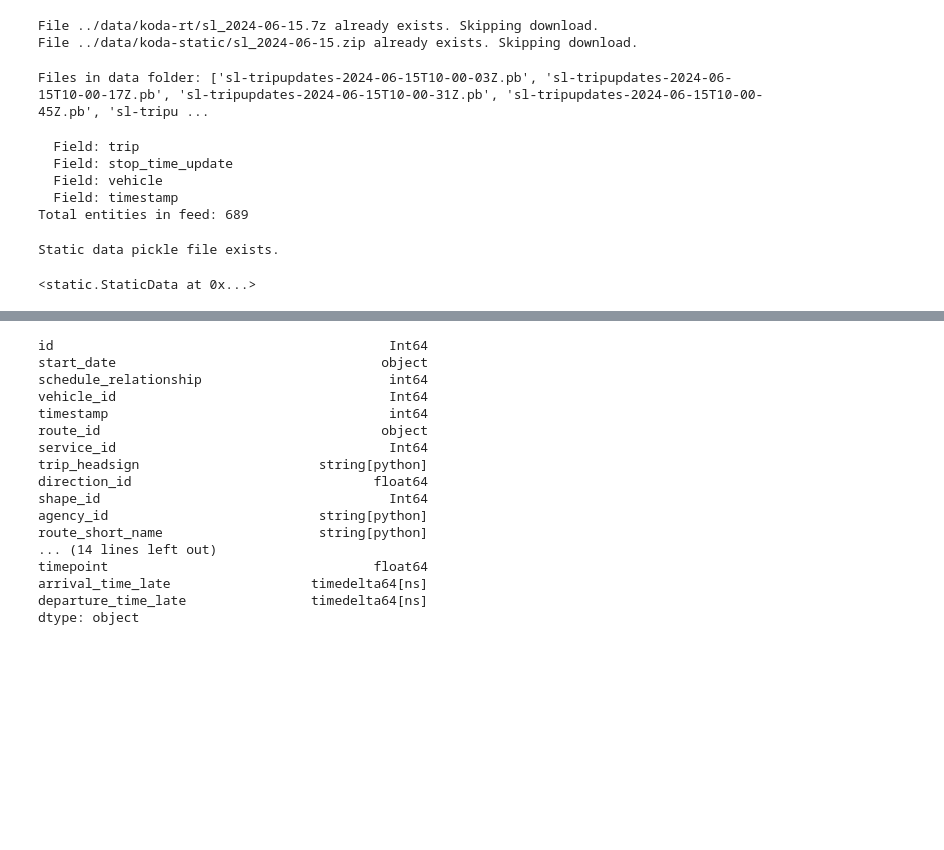
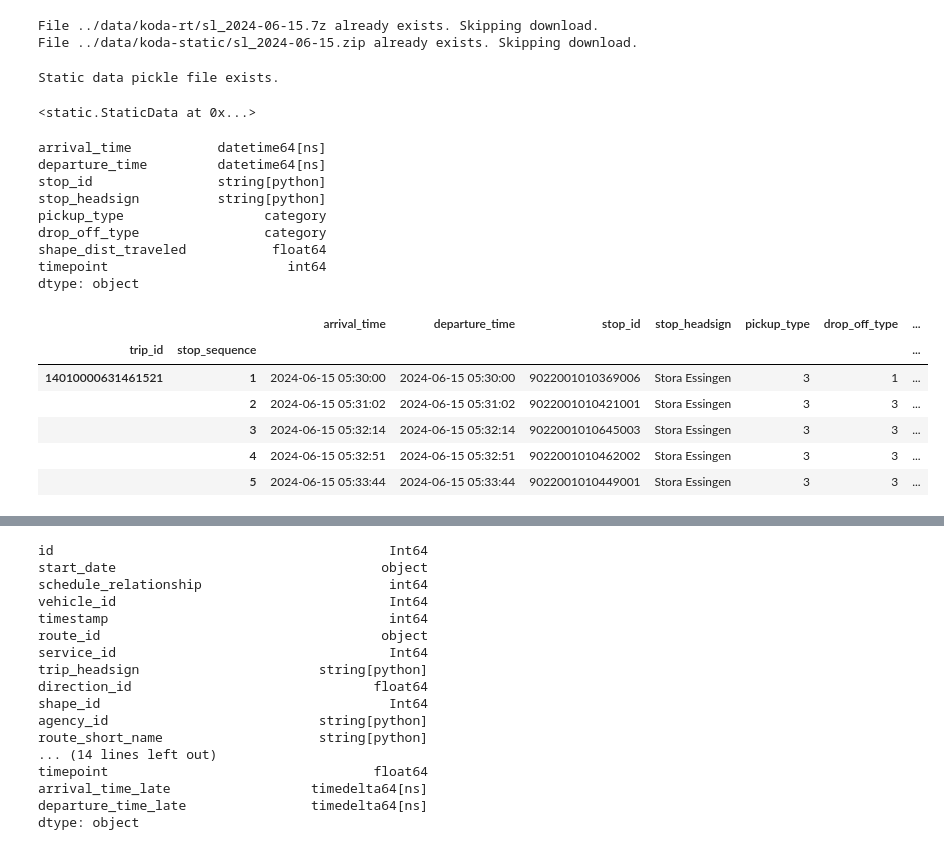
Before and after one commit to lukasfri/kth-id2223-project, a Jupyter notebook: backend/src/visual_data.ipynb, the cells around one changed output, grey strips where cells are left out. Drawn from its saved outputs; the diff is of its cells as text; code cells hidden in the pictures; blank space fills up the shorter version.

```diff
--- a/backend/src/visual_data.ipynb
+++ b/backend/src/visual_data.ipynb
@@ -30,55 +30,6 @@ download_koda_static_file(operator, myDate, api_key=KODA_API_KEY, data_dir="../d
 # %% [output]
 File ../data/koda-rt/sl_2024-06-15.7z already exists. Skipping download.
 File ../data/koda-static/sl_2024-06-15.zip already exists. Skipping download.
-# %%
-from gtfs import  load_pb_file
-
-data_folder = f"../data/koda-rt/data-tmp/sl/{feedId.value}/{myDate.year:04d}/{myDate.month:02d}/{myDate.day:02d}/{hour:02d}"
-
-files_in_data_folder = os.listdir(data_folder)
-print("Files in data folder:", files_in_data_folder)
-
-first_file_path = os.path.join(data_folder, files_in_data_folder[0])
-
-gtfs_feed_message = load_pb_file(first_file_path)
-# %% [output]
-Files in data folder: ['sl-tripupdates-2024-06-15T10-00-03Z.pb', 'sl-tripupdates-2024-06-15T10-00-17Z.pb', 'sl-tripupdates-2024-06-15T10-00-31Z.pb', 'sl-tripupdates-2024-06-15T10-00-45Z.pb', 'sl-tripu ...
-# %%
-from __generated__ import gtfs_realtime_pb2
-
-
-def debug_print_feed(entity: gtfs_realtime_pb2.FeedEntity):
-    id = entity.id
-    trip_update = entity.trip_update
-    trip = trip_update.trip
-    stop_time_update = trip_update.stop_time_update
-
-    # print("Trip update")
-    # print(trip_update)
-    # print("Trip")
-    # print(trip)
-    # print("Stop time updates")
-    # print(stop_time_update)
-
-    # print(f"Entity ID: {entity.id}")
-    for (id, a) in entity.trip_update.ListFields():
-        print(f"  Field: {id.name}")
-        # print(f"    Value: {a}")
-
-
-
-# print(f"Parsed FeedMessage with {len(gtfs_data.entity)} entities")
-gtfs_entity = gtfs_feed_message.entity[0]
-
-debug_print_feed(gtfs_entity)
-
-print("Total entities in feed:", len(gtfs_feed_message.entity))
-# %% [output]
-  Field: trip
-  Field: stop_time_update
-  Field: vehicle
-  Field: timestamp
-Total entities in feed: 689
 # %%
 import pickle
 from static import StaticData
@@ -97,3 +48,23 @@ static_data
 # %% [output]
 Static data pickle file exists.
 <static.StaticData at 0x...>
+# %%
+print(static_data.stop_times.dtypes)
+static_data.stop_times.head()
+# %% [output]
+arrival_time           datetime64[ns]
+departure_time         datetime64[ns]
+stop_id                string[python]
+stop_headsign          string[python]
+pickup_type                  category
+drop_off_type                category
+shape_dist_traveled           float64
+timepoint                       int64
+dtype: object
+|  |  | arrival_time | departure_time | stop_id | stop_headsign | pickup_type | drop_off_type | ... |
+| trip_id | stop_sequence |  |  |  |  |  |  | ... |
+| 14010000631461521 | 1 | 2024-06-15 05:30:00 | 2024-06-15 05:30:00 | 9022001010369006 | Stora Essingen | 3 | 1 | ... |
+|  | 2 | 2024-06-15 05:31:02 | 2024-06-15 05:31:02 | 9022001010421001 | Stora Essingen | 3 | 3 | ... |
+|  | 3 | 2024-06-15 05:32:14 | 2024-06-15 05:32:14 | 9022001010645003 | Stora Essingen | 3 | 3 | ... |
+|  | 4 | 2024-06-15 05:32:51 | 2024-06-15 05:32:51 | 9022001010462002 | Stora Essingen | 3 | 3 | ... |
+|  | 5 | 2024-06-15 05:33:44 | 2024-06-15 05:33:44 | 9022001010449001 | Stora Essingen | 3 | 3 | ... |
```
Also changed, not shown: parts of 7 cells of this notebook, 1 other file.
